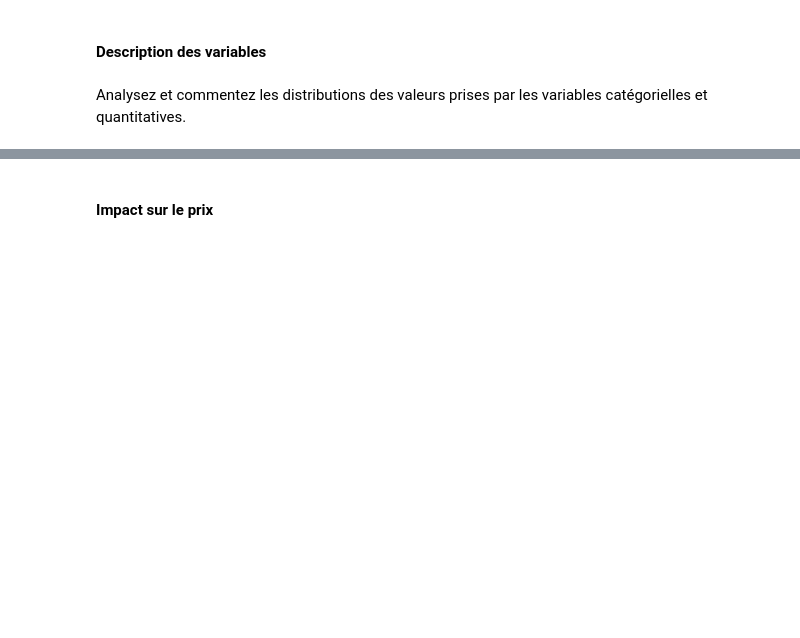
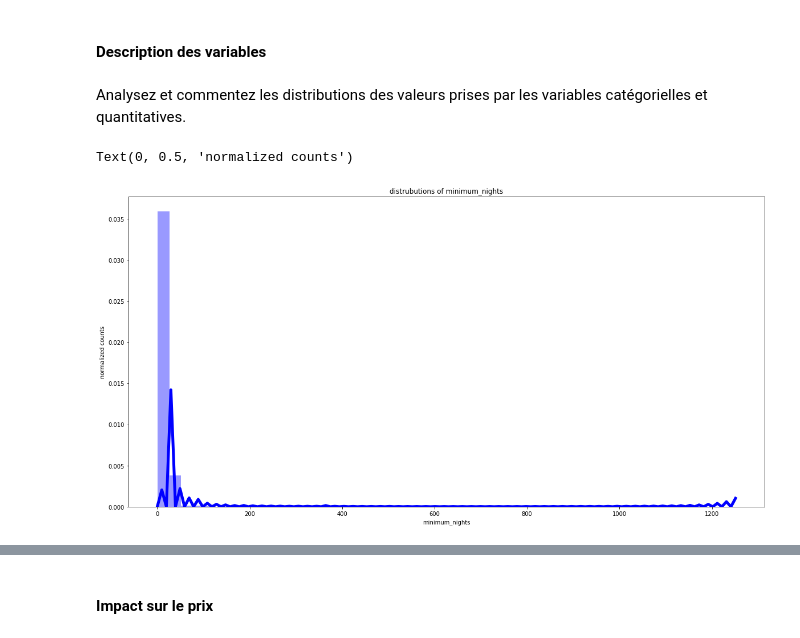
Before and after one commit to osmanaras/Data-Science-Project, a Jupyter notebook: IA School Project - Analysing NYC AirBnB Data.ipynb, the cells around one changed output, grey strips where cells are left out. Drawn from its saved outputs; the diff is of its cells as text; code cells hidden in the pictures; blank space fills up the shorter version.

```diff
--- a/IA School Project - Analysing NYC AirBnB Data.ipynb
+++ b/IA School Project - Analysing NYC AirBnB Data.ipynb
@@ -239,0 +116,11 @@ Analysez et commentez les distributions des valeurs prises par les variables cat
+# %%
+b = df['minimum_nights'].value_counts()
+sns.distplot(df['minimum_nights'],
+             color = 'blue',
+             kde_kws={'linewidth': 5})
+plt.title('distrubutions of minimum_nights')
+plt.xlabel('minimum_nights')
+plt.ylabel('normalized counts')
+# %% [output]
+Text(0, 0.5, 'normalized counts')
+[figure, added]
```
Also changed, not shown: parts of 36 cells of this notebook.
